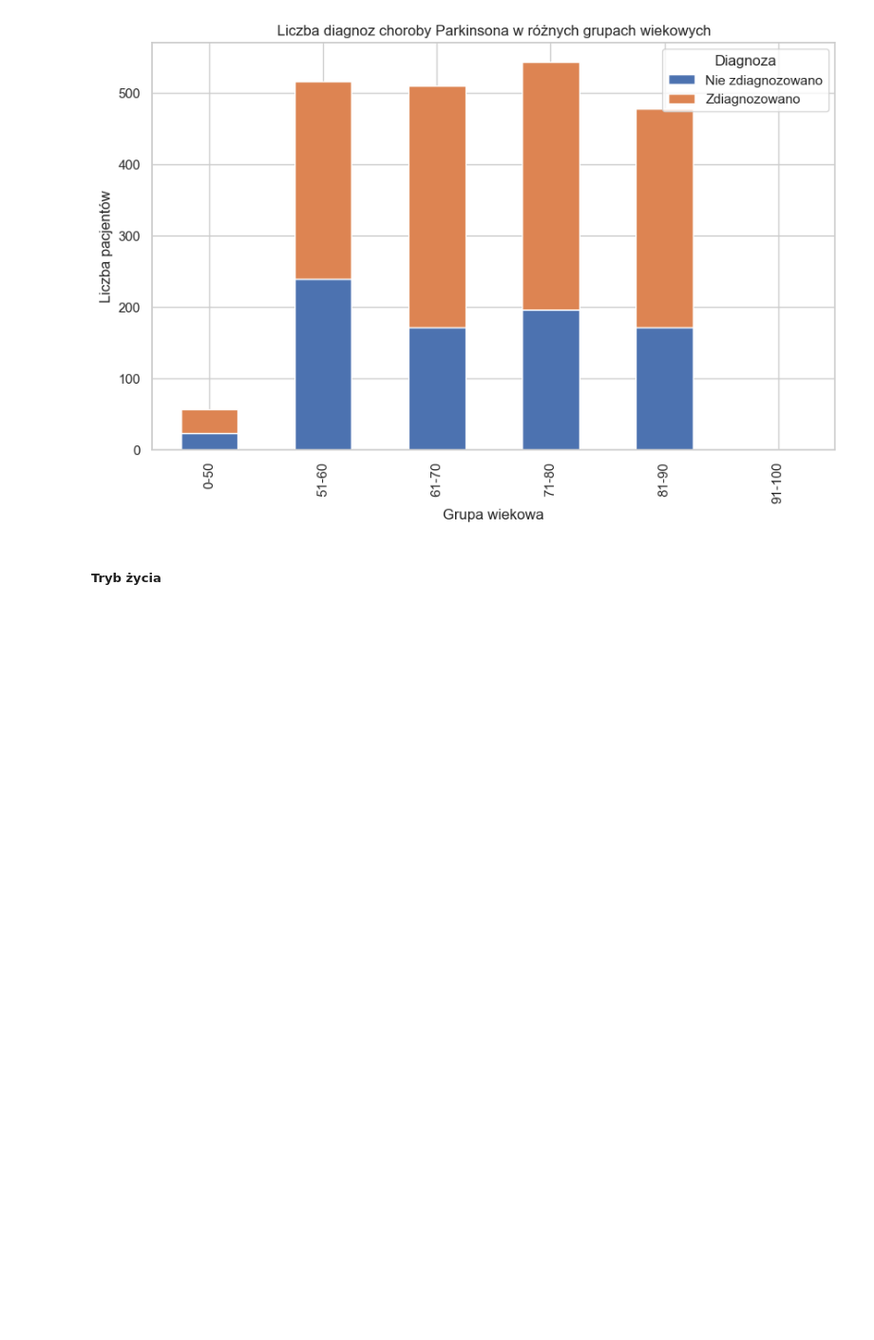
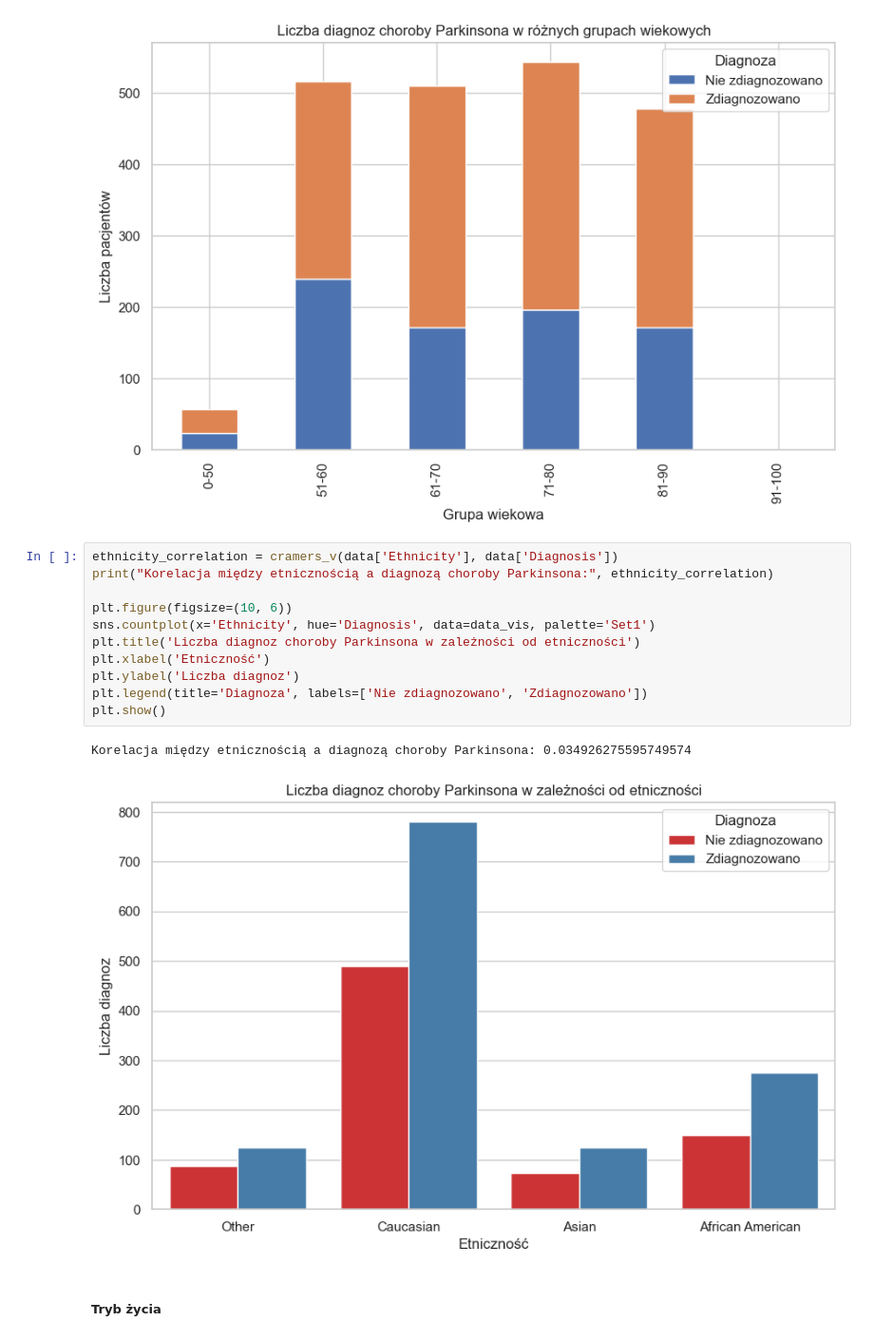
Before and after one commit to MaciejWiatr/pwjp-final-project, a Jupyter notebook: main.ipynb, the cells around one changed output. Shown at 95% size. Saved outputs shown, nothing was run; the diff lists cells and outputs as text; blank space fills up the shorter version.

```diff
--- a/main.ipynb
+++ b/main.ipynb
@@ -151,6 +194,20 @@ plt.show()
 # %% [output]
 Korelacja między wiekiem a diagnozą choroby Parkinsona: 0.06534391257730043
 [figure]
+# %%
+ethnicity_correlation = cramers_v(data['Ethnicity'], data['Diagnosis'])
+print("Korelacja między etnicznością a diagnozą choroby Parkinsona:", ethnicity_correlation)
+
+plt.figure(figsize=(10, 6))
+sns.countplot(x='Ethnicity', hue='Diagnosis', data=data_vis, palette='Set1')
+plt.title('Liczba diagnoz choroby Parkinsona w zależności od etniczności')
+plt.xlabel('Etniczność')
+plt.ylabel('Liczba diagnoz')
+plt.legend(title='Diagnoza', labels=['Nie zdiagnozowano', 'Zdiagnozowano'])
+plt.show()
+# %% [output]
+Korelacja między etnicznością a diagnozą choroby Parkinsona: 0.034926275595749574
+[figure, added]
 # %% [markdown]
 ##### Tryb życia
 # %%
```
Also changed, not shown: parts of 10 cells of this notebook.
